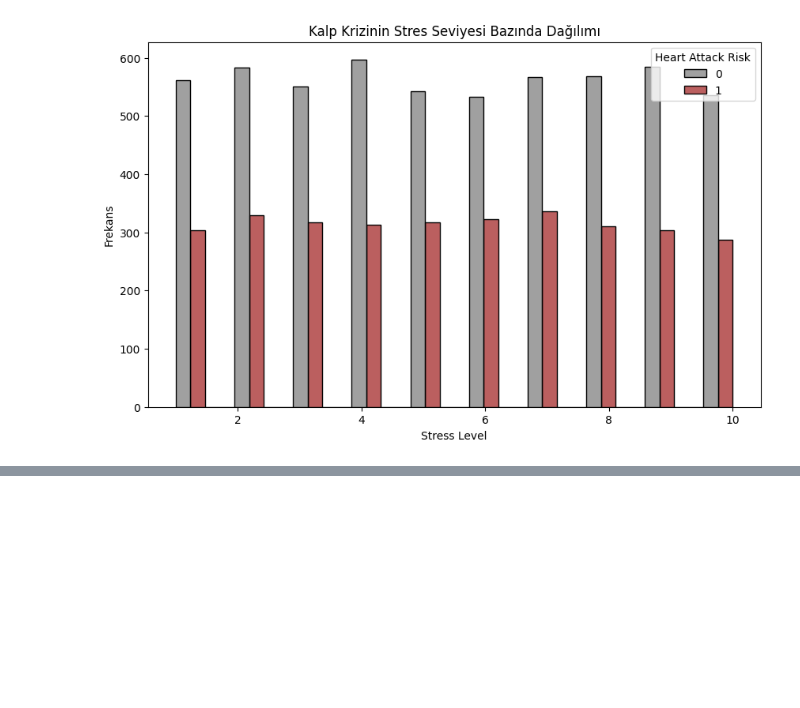
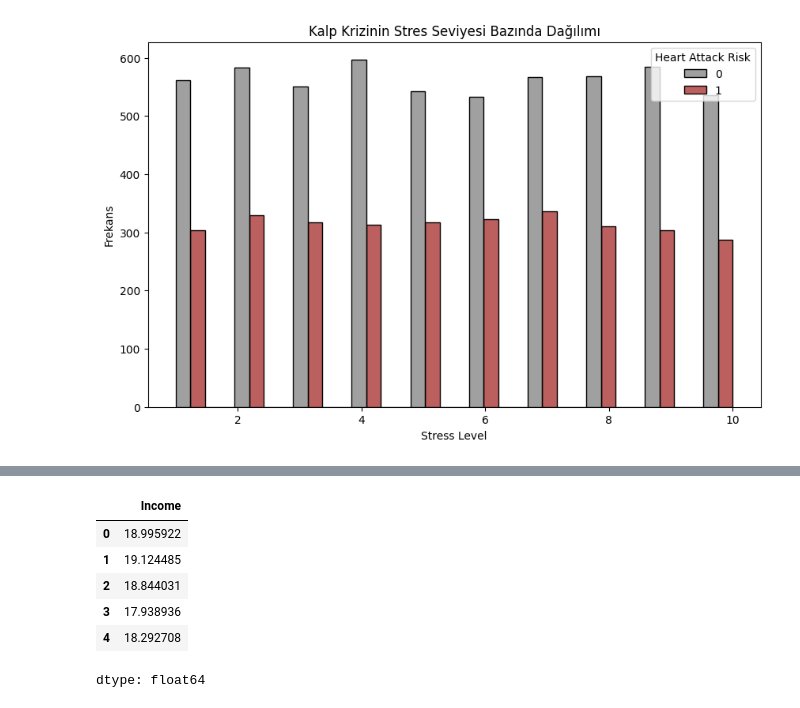
Before and after one commit to AtaDemirkiran/heart-attack-risk, a Jupyter notebook: saglık_bilimlerinde_veri_analitigi_proje.ipynb, the cells around one changed output, grey strips where cells are left out. Cells and saved outputs as stored; diff of their text form; code cells hidden in the pictures; blank space fills up the shorter version.

```diff
--- a/saglık_bilimlerinde_veri_analitigi_proje.ipynb
+++ b/saglık_bilimlerinde_veri_analitigi_proje.ipynb
@@ -219,0 +236,10 @@ plt.show()
+# %%
+income_log.head(5)
+# %% [output]
+|  | Income |
+| 0 | 18.995922 |
+| 1 | 19.124485 |
+| 2 | 18.844031 |
+| 3 | 17.938936 |
+| 4 | 18.292708 |
+dtype: float64
```
Also changed, not shown: parts of 30 cells of this notebook.
